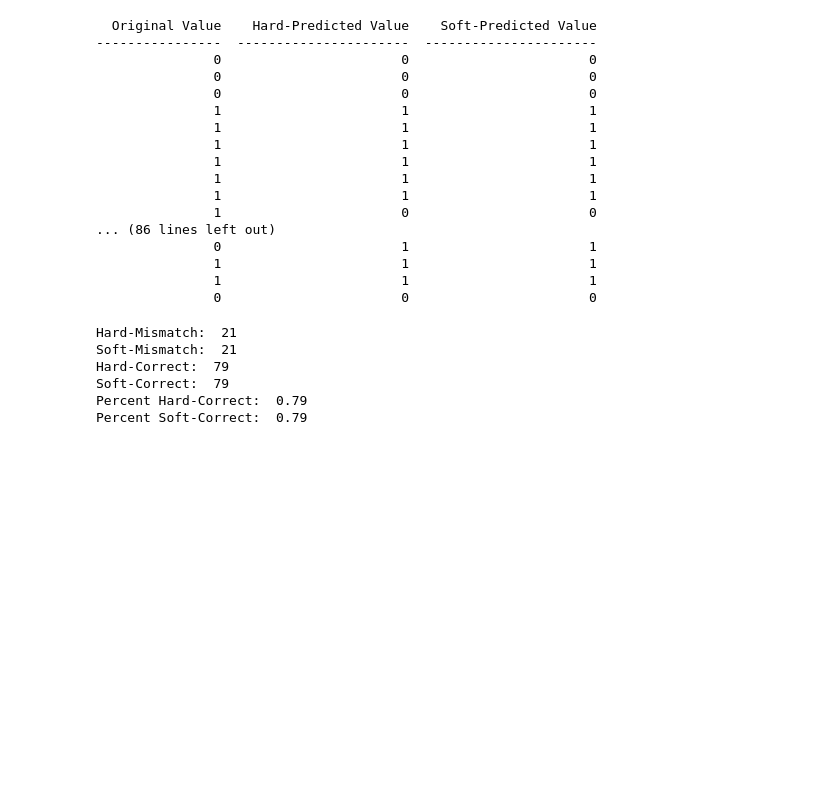
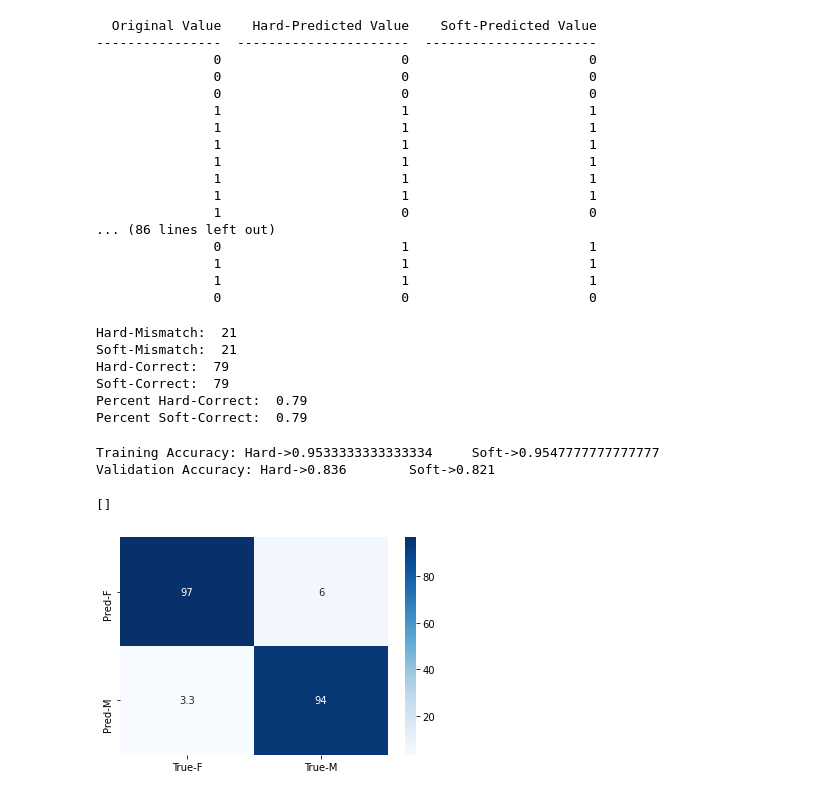
Before and after one commit to achieveordie/GenderClassification, a Jupyter notebook: new/architecture.ipynb, the cells around one changed output. Saved outputs shown, nothing was run; the diff lists cells and outputs as text; code cells hidden in the pictures; blank space fills up the shorter version.

Commit message:
add train.py, and confusion matrix metric to architecture

```diff
--- a/new/architecture.ipynb
+++ b/new/architecture.ipynb
@@ -234,0 +230,39 @@ for (true, predict_hard, predict_soft) in zip(y, train_predict_hard, train_acc_s
+# %%
+train_acc_soft, val_acc_soft, train_acc_hard, val_acc_hard = 0, 0, 0, 0
+for (true, train_hard, train_soft) in zip(y, train_predict_hard, train_predict_soft):
+    if true == train_hard:
+        train_acc_hard += 1
+    if true == train_soft:
+        train_acc_soft += 1
+
+
+for (true, val_hard, val_soft) in zip(y_val, val_predict_hard, val_predict_soft):
+    if true == val_hard:
+        val_acc_hard += 1
+    if true == val_soft:
+        val_acc_soft += 1
+
+train_acc_hard /= len(y)
+train_acc_soft /= len(y)
+
+val_acc_hard /= len(y_val)
+val_acc_soft /= len(y_val)
+
+print(f"Training Accuracy: Hard->{train_acc_hard}\tSoft->{train_acc_soft}")
+print(f"Validation Accuracy: Hard->{val_acc_hard}\tSoft->{val_acc_soft}")
+# %% [output]
+Training Accuracy: Hard->0.9533333333333334     Soft->0.9547777777777777
+Validation Accuracy: Hard->0.836        Soft->0.821
+# %%
+from sklearn.metrics import confusion_matrix
+import seaborn as sns
+import matplotlib.pyplot as plt
+
+cf_matrix_train = confusion_matrix(y, train_predict_hard)
+sns.heatmap(cf_matrix_train/sum(cf_matrix_train) * 100.0,
+            cmap="Blues", annot=True, xticklabels=['True-F', 'True-M'],
+            yticklabels=['Pred-F', 'Pred-M'])
+plt.plot()
+# %% [output]
+[]
+[figure, added]
```
Also changed, not shown: parts of 3 cells of this notebook, 1 other file.
